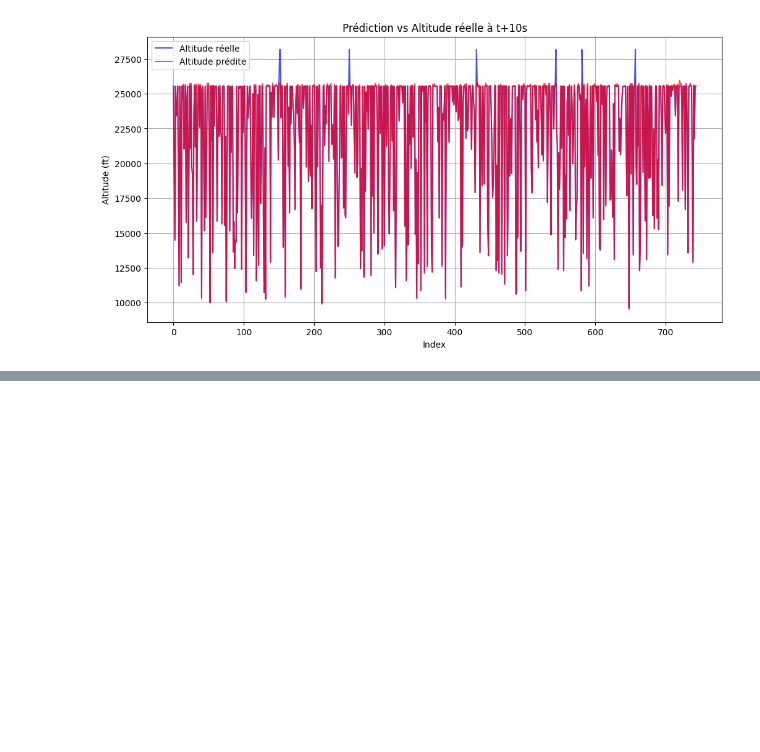
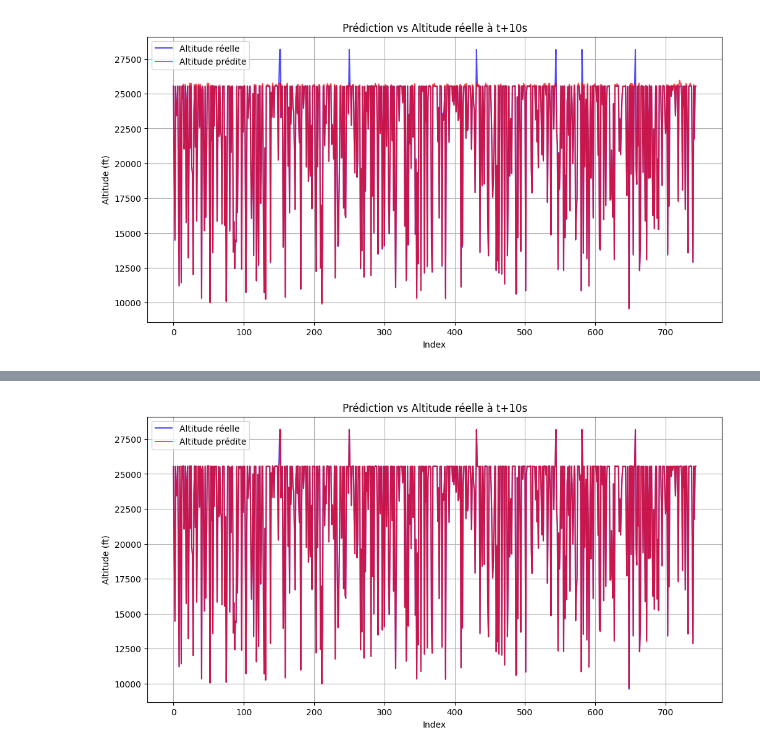
Before and after one commit to MGentieu/Data_analytics_aircraft_messages, a Jupyter notebook: TP2/TP2_analyse.ipynb, the cells around one changed output, grey strips where cells are left out. Saved outputs shown, nothing was run; the diff lists cells and outputs as text; code cells hidden in the pictures; blank space fills up the shorter version.

```diff
--- a/TP2/TP2_analyse.ipynb
+++ b/TP2/TP2_analyse.ipynb
@@ -545,0 +565,20 @@ plt.show()
+# %%
+# Colonnes utilisées pour prédire l'altitude future
+exclude_cols = ["icao", "registration", "altitude_future_t+10s", "timestamp"]
+features = [col for col in flight.columns if col not in exclude_cols]
+
+X = flight[features]
+y = flight["altitude_future_t+10s"]
+
+# Séparation train/test
+X_train, X_test, y_train, y_test = train_test_split(X, y, test_size=0.2, random_state=42)
+# %%
+model = RandomForestRegressor(
+    n_estimators=100,
+    max_depth=None,
+    random_state=42,
+    n_jobs=-1
+)
+
+# Entraînement
+model.fit(X_train, y_train)
@@ -545,0 +587,10 @@ plt.show()
+# %%
+# Prédiction
+y_pred = model.predict(X_test)
+
+# Évaluation
+mse = mean_squared_error(y_test, y_pred)
+r2 = r2_score(y_test, y_pred)
+
+print(f"Mean Squared Error: {mse:.2f}")
+print(f"R² score: {r2:.3f}")
@@ -545,0 +617,12 @@ plt.show()
+# %%
+plt.figure(figsize=(12,6))
+plt.plot(y_test.values, label="Altitude réelle", color="blue", alpha=0.7)
+plt.plot(y_pred, label="Altitude prédite", color="red", alpha=0.7)
+plt.xlabel("Index")
+plt.ylabel("Altitude (ft)")
+plt.title("Prédiction vs Altitude réelle à t+10s")
+plt.legend()
+plt.grid(True)
+plt.show()
+# %% [output]
+[figure, added]
```
Also changed, not shown: parts of 8 cells of this notebook.
